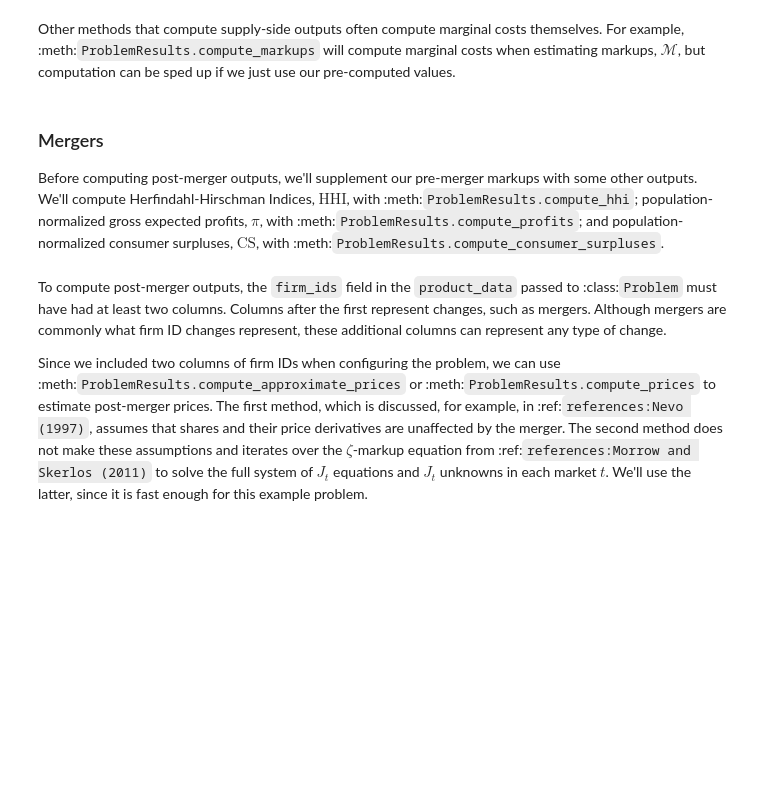
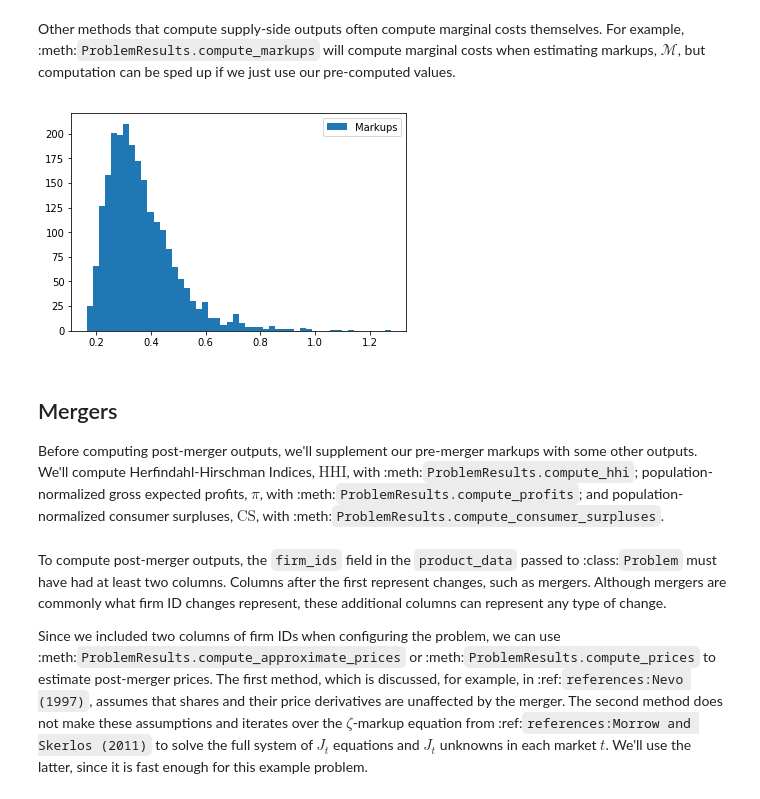
Before and after one commit to jeffgortmaker/pyblp, a Jupyter notebook: docs/notebooks/tutorial/post_estimation.ipynb, the cells around one changed output. Cells and saved outputs as stored; diff of their text form; code cells hidden in the pictures; blank space fills up the shorter version.

```diff
--- a/docs/notebooks/tutorial/post_estimation.ipynb
+++ b/docs/notebooks/tutorial/post_estimation.ipynb
@@ -153,8 +157,11 @@ Other methods that compute supply-side outputs often compute marginal costs them
 # %%
 markups = results.compute_markups(costs=costs)
 plt.hist(markups, bins=50);
+plt.legend(["Markups"]);
+# %% [output]
+[figure, added]
 # %% [markdown]
-### Mergers
+## Mergers
 
 Before computing post-merger outputs, we'll supplement our pre-merger markups with some other outputs. We'll compute Herfindahl-Hirschman Indices, $\text{HHI}$, with :meth:`ProblemResults.compute_hhi`; population-normalized gross expected profits, $\pi$, with :meth:`ProblemResults.compute_profits`; and population-normalized consumer surpluses, $\text{CS}$, with :meth:`ProblemResults.compute_consumer_surpluses`.
 # %%
```
Also changed, not shown: parts of 39 cells of this notebook, 11 other files.
